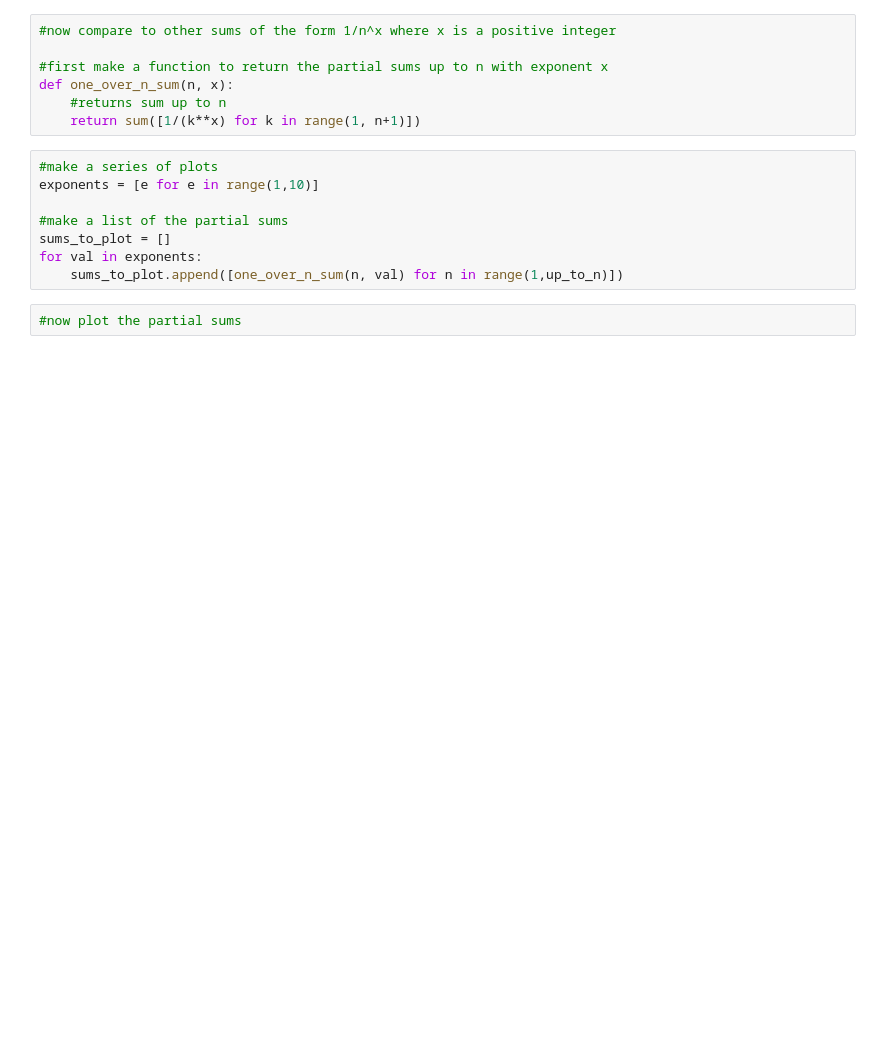
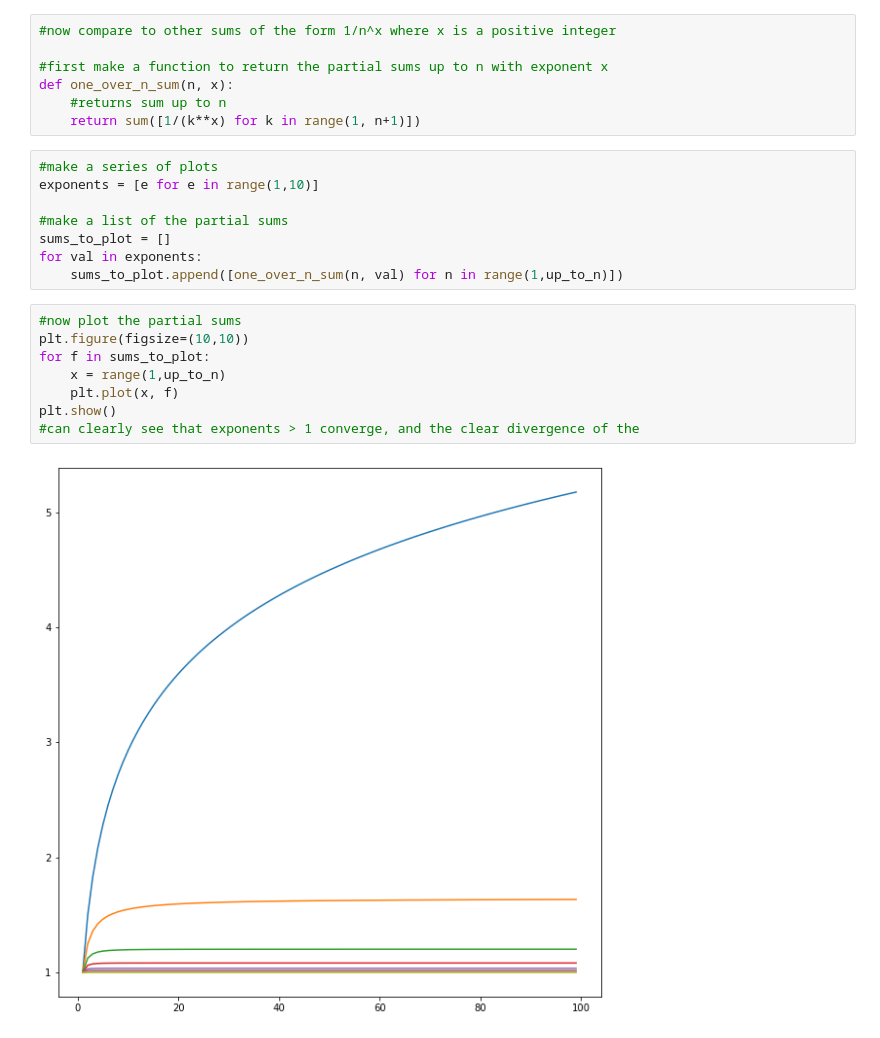
Before and after one commit to stephenfitzsimon/matplotlib_personalprojects, a Jupyter notebook: harmonic_sum_graphing.ipynb, the cells around one changed output. Saved outputs shown, nothing was run; the diff lists cells and outputs as text; blank space fills up the shorter version.

```diff
--- a/harmonic_sum_graphing.ipynb
+++ b/harmonic_sum_graphing.ipynb
@@ -50,3 +69,11 @@ for val in exponents:
     sums_to_plot.append([one_over_n_sum(n, val) for n in range(1,up_to_n)])
 # %%
 #now plot the partial sums
+plt.figure(figsize=(10,10))
+for f in sums_to_plot:
+    x = range(1,up_to_n)
+    plt.plot(x, f)
+plt.show()
+#can clearly see that exponents > 1 converge, and the clear divergence of the
+# %% [output]
+[figure, added]
```
Also changed, not shown: parts of 10 cells of this notebook.
